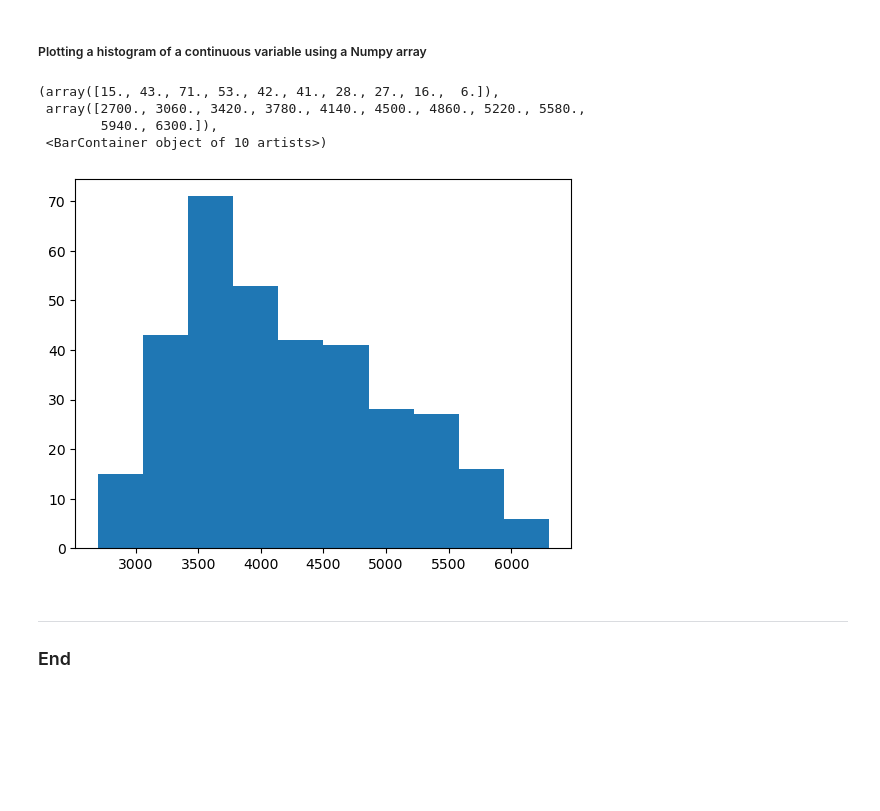
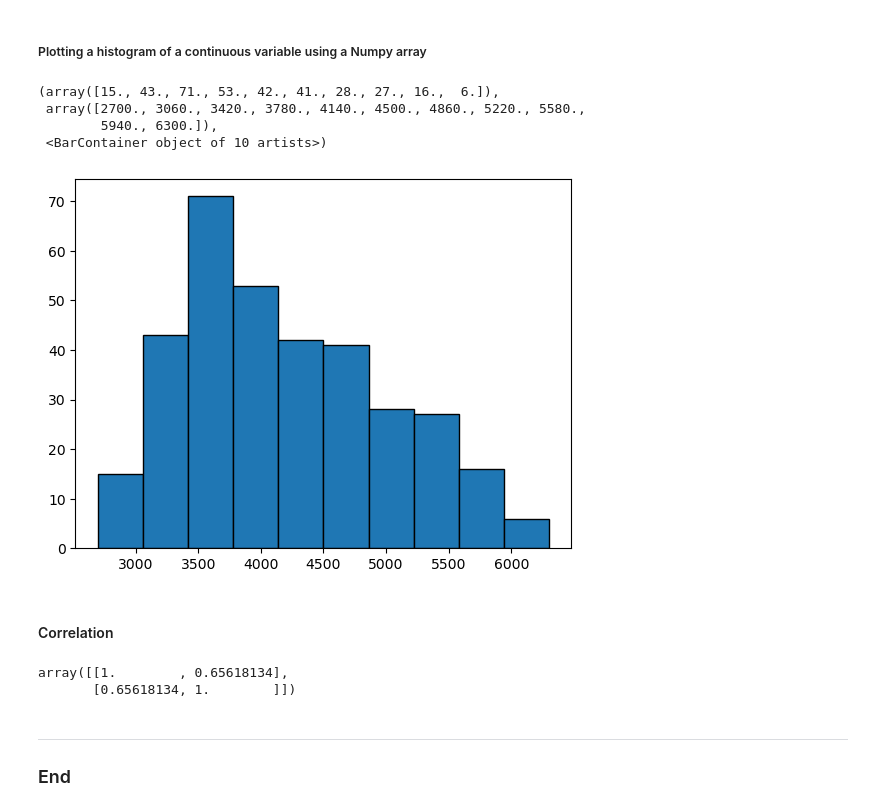
Before and after one commit to NiallRussell/analytics_project, a Jupyter notebook: penguins.ipynb, the cells around one changed output. Drawn from its saved outputs; the diff is of its cells as text; code cells hidden in the pictures; blank space fills up the shorter version.

Commit message:
Correlation

```diff
--- a/penguins.ipynb
+++ b/penguins.ipynb
@@ -97,10 +97,12 @@ plt.bar(un_species, species_counts, color = ["blue", "red", "green"])
 # %%
 body_mass = df["body_mass_g"].to_numpy()
 # %%
-plt.hist(body_mass)
+plt.hist(body_mass, edgecolor = "black")
 # %% [output]
 (array([15., 43., 71., 53., 42., 41., 28., 27., 16.,  6.]),
  array([2700., 3060., 3420., 3780., 4140., 4500., 4860., 5220., 5580.,
         5940., 6300.]),
  <BarContainer object of 10 artists>)
-[figure, old version]
+[figure, new version]
+# %% [markdown]
+#### Correlation
@@ -107,3 +115,9 @@ plt.hist(body_mass)
+# %%
+r = np.corrcoef(bill_length, flipper_length)
+r
+# %% [output]
+array([[1.        , 0.65618134],
+       [0.65618134, 1.        ]])
 # %% [markdown]
 ***
 ### End
```
Also changed, not shown: parts of 2 cells of this notebook.
